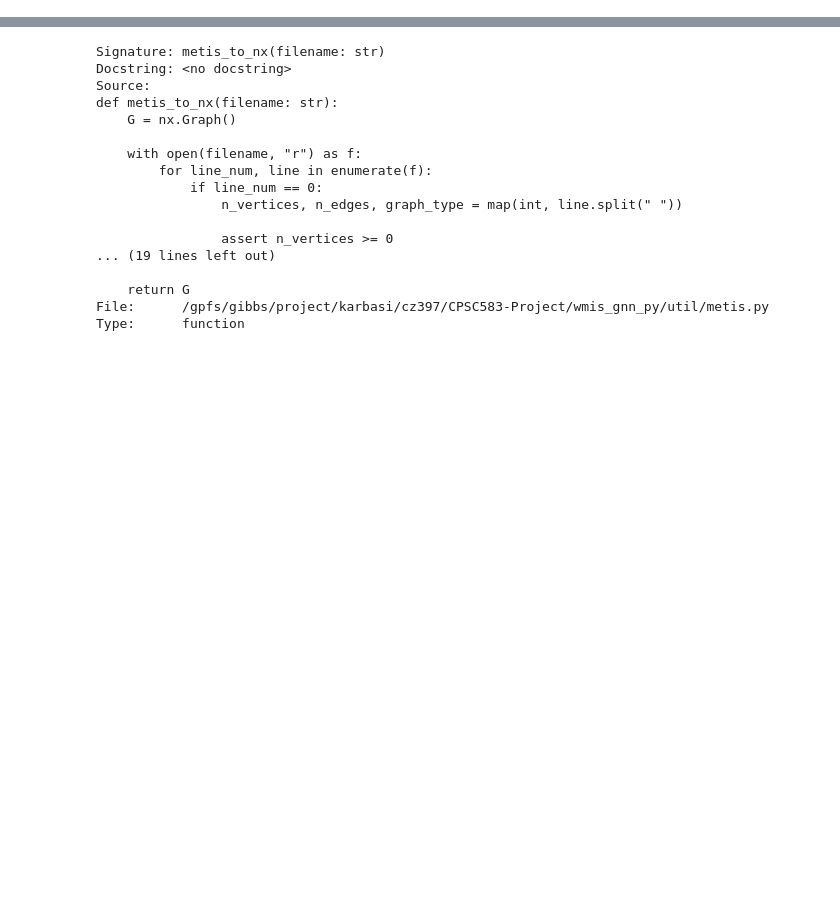
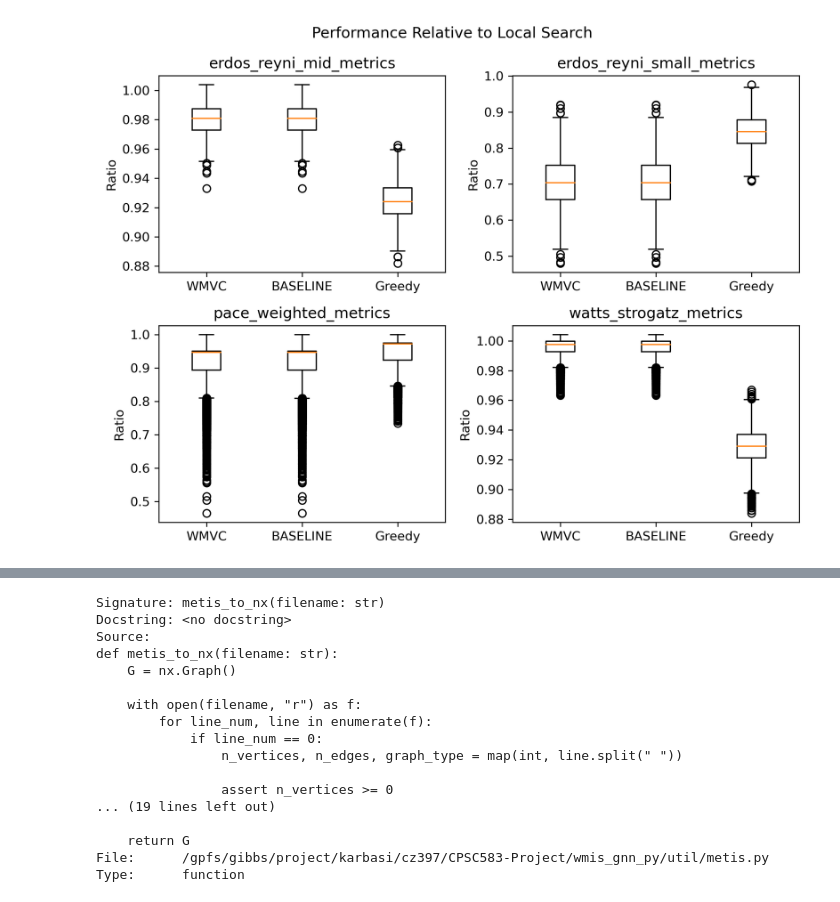
Before and after one commit to felix-cfzhou/CPSC583-Project, a Jupyter notebook: notebooks/analysis.ipynb, the cells around one changed output, grey strips where cells are left out. Drawn from its saved outputs; the diff is of its cells as text; code cells hidden in the pictures; blank space fills up the shorter version.

Commit message:
produce figures for final report

```diff
--- a/notebooks/analysis.ipynb
+++ b/notebooks/analysis.ipynb
@@ -12,0 +28,3 @@ import pathlib
+# %%
+df = pd.read_csv(metrics_paths[0])
+df
@@ -12,0 +45,32 @@ import pathlib
+# %%
+def plot_ls_ratio(path, ax):
+    df = pd.read_csv(path).dropna()
+
+    values = [
+        df.heuristic_weight / df.local_search_weight,
+        df.baseline_weight / df.local_search_weight,
+        df.greedy_weight / df.local_search_weight,
+    ]
+    names = ["WMVC", "BASELINE", "Greedy"]
+
+    ax.boxplot(values)
+    ax.set_xticklabels(names)
+
+    ax.set_ylabel("Ratio")
+
+    ax.set_title(path.stem)
+# %%
+fig, axes = plt.subplots(2, 2, figsize=(8, 6))
+
+plot_ls_ratio(metrics_paths[0], axes[0, 0])
+plot_ls_ratio(metrics_paths[1], axes[0, 1])
+plot_ls_ratio(metrics_paths[2], axes[1, 0])
+plot_ls_ratio(metrics_paths[3], axes[1, 1])
+
+fig.set_dpi(300)
+fig.suptitle("Performance Relative to Local Search")
+fig.tight_layout()
+
+fig.savefig("local_search.pdf")
+# %% [output]
+[figure, added]
```
Also changed, not shown: parts of 20 cells of this notebook, 11 other files.
